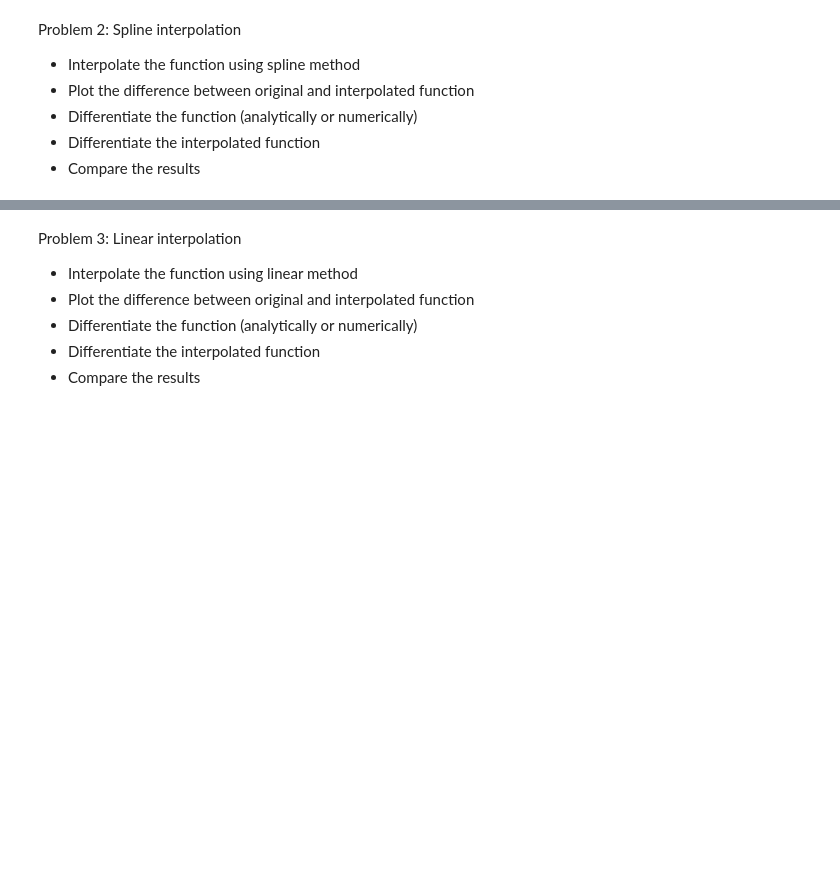
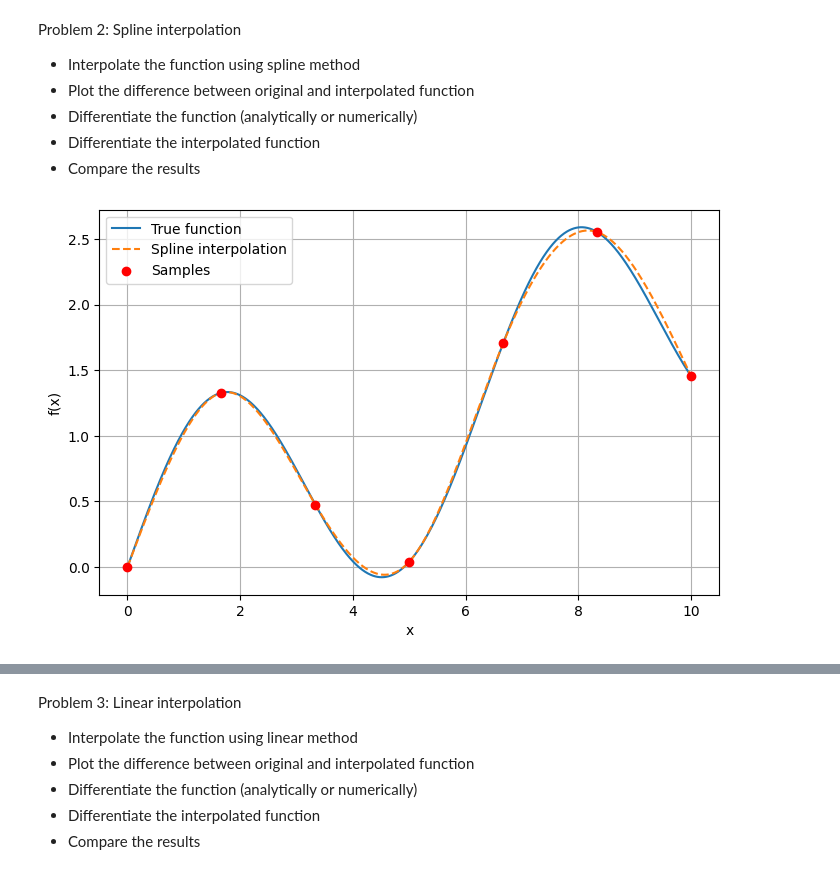
Before and after one commit to mushrafi88/MSE_510, a Jupyter notebook: Module 1/Homework_2.ipynb, the cells around one changed output, grey strips where cells are left out. Drawn from its saved outputs; the diff is of its cells as text; code cells hidden in the pictures; blank space fills up the shorter version.

```diff
--- a/Module 1/Homework_2.ipynb
+++ b/Module 1/Homework_2.ipynb
@@ -20,3 +47,21 @@ Problem 2: Spline interpolation
 - Differentiate the function (analytically or numerically)
 - Differentiate the interpolated function
 - Compare the results
+# %%
+from scipy.interpolate import CubicSpline
+
+x_dense = np.linspace(x_sample[0], x_sample[-1], 1000)
+spline = CubicSpline(x_sample, y_sample, bc_type="natural")
+y_spline = spline(x_dense)
+
+plt.figure(figsize=(8,5))
+plt.plot(x_dense, f(x_dense), label="True function")
+plt.plot(x_dense, y_spline, '--', label="Spline interpolation")
+plt.scatter(x_sample, y_sample, color='red', zorder=3, label="Samples")
+plt.xlabel("x")
+plt.ylabel("f(x)")
+plt.legend()
+plt.grid(True)
+plt.show()
+# %% [output]
+[figure, added]
```
Also changed, not shown: parts of 23 cells of this notebook.
